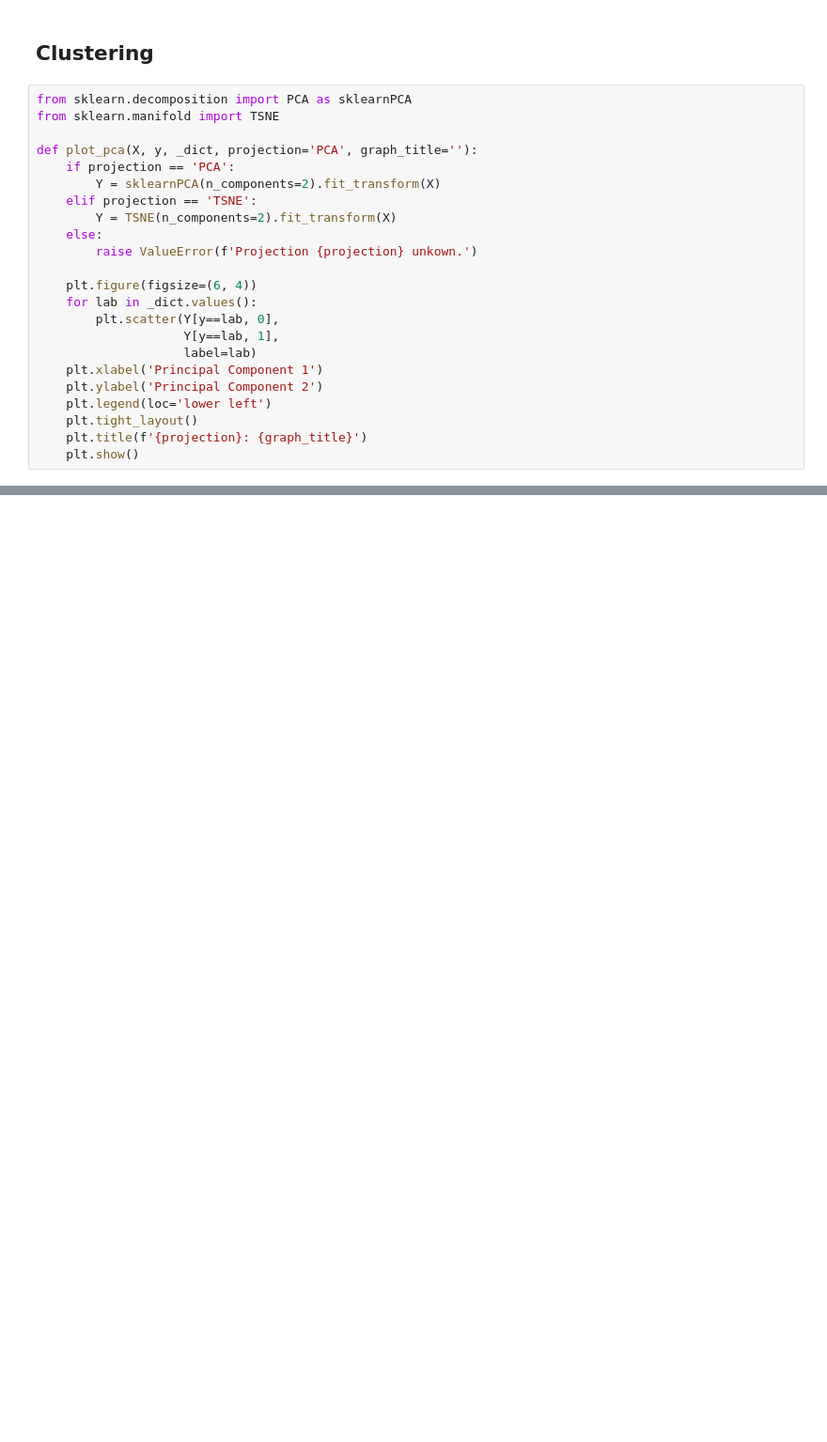
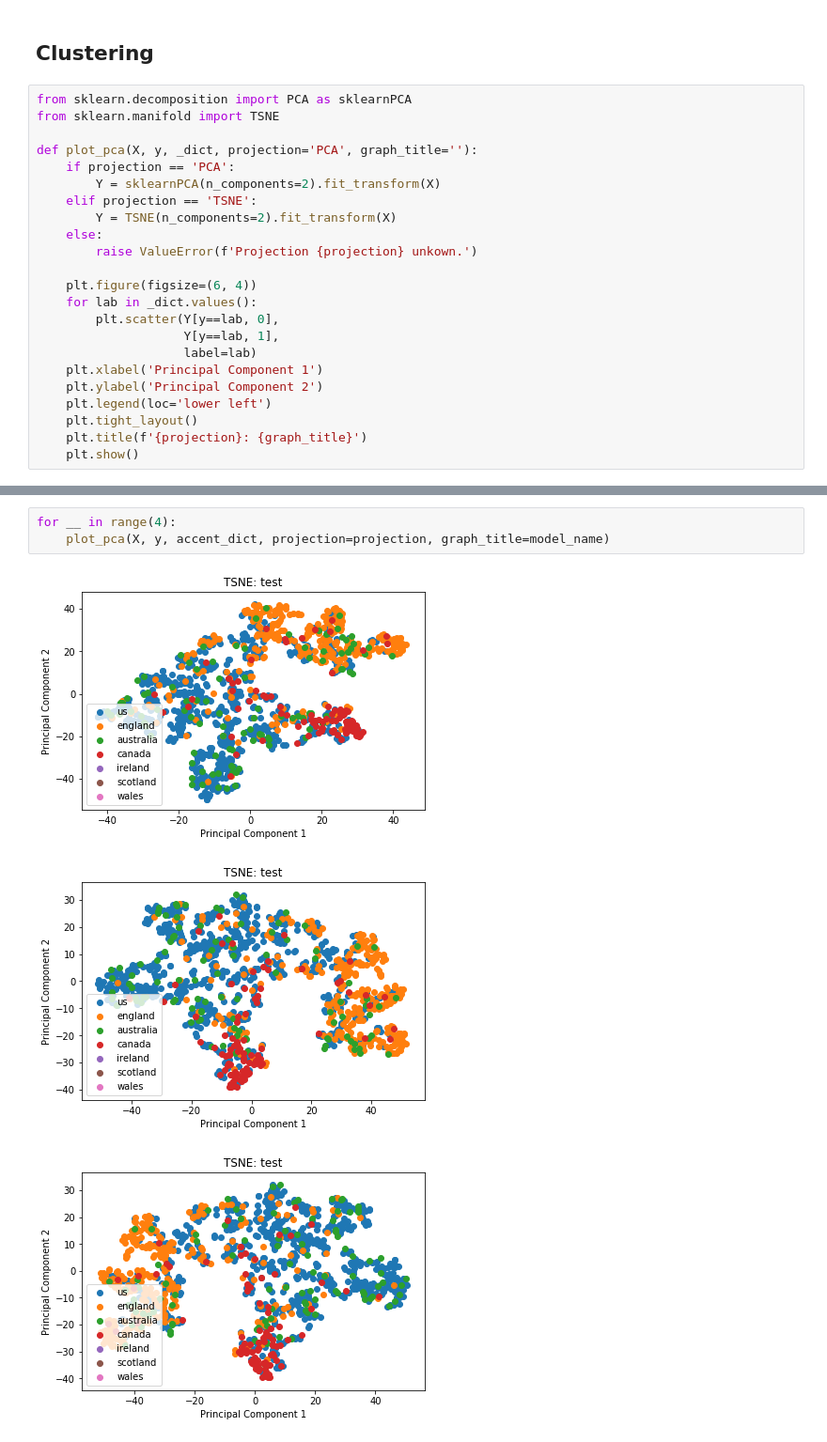
Before and after one commit to SilvrDuck/deepspeech.pytorch, a Jupyter notebook: notebooks/03-multi-class_recrurent.ipynb, the cells around one changed output, grey strips where cells are left out. Shown: that part at 94% size. Cells and saved outputs as stored; diff of their text form; blank space fills up the shorter version.

```diff
--- a/notebooks/03-multi-class_recrurent.ipynb
+++ b/notebooks/03-multi-class_recrurent.ipynb
@@ -576,0 +570,7 @@ for model_name, (model, val_loss) in best_models.items():
+# %%
+for __ in range(4):
+    plot_pca(X, y, accent_dict, projection=projection, graph_title=model_name)
+# %% [output]
+[figure, added]
+[figure, added]
+[figure, added]
```
Also changed, not shown: parts of 11 cells of this notebook, 32 other files.
